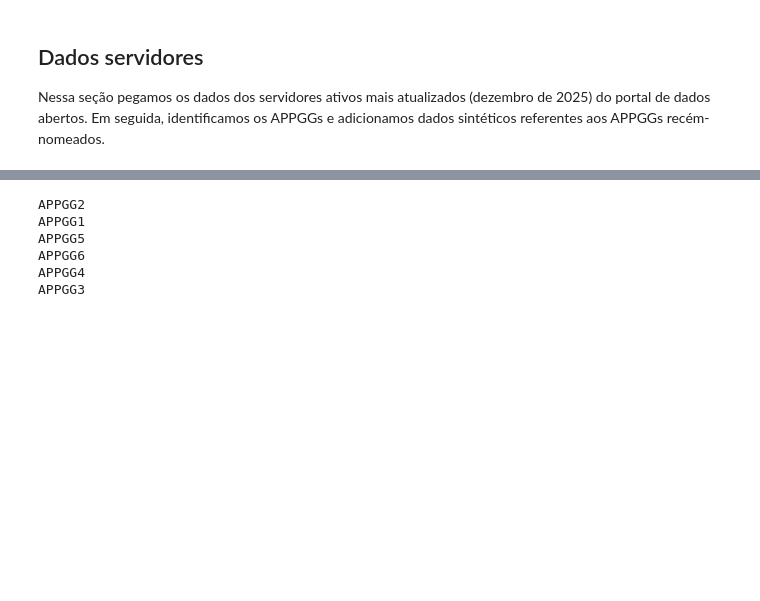
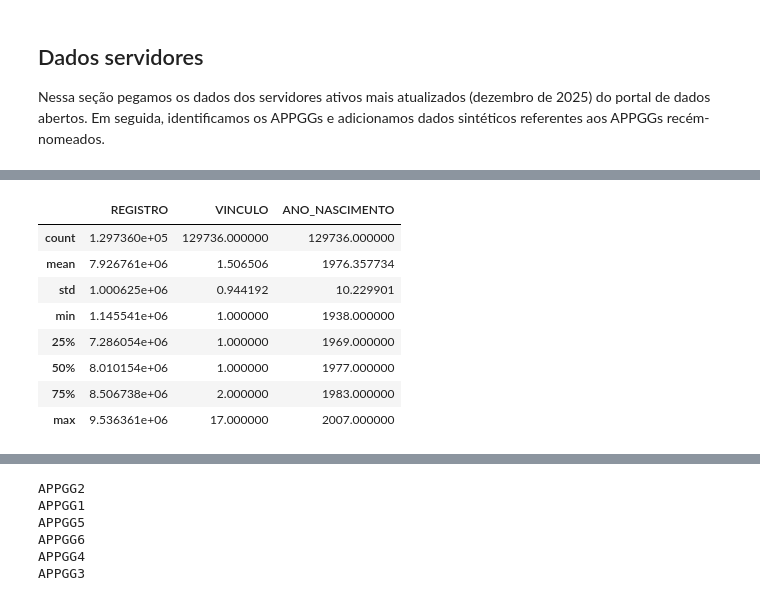
Before and after one commit to h-pgy/estimativa_reajuste_appgg, a Jupyter notebook: calculo_impacto_reajuste.ipynb, the cells around one changed output, grey strips where cells are left out. Drawn from its saved outputs; the diff is of its cells as text; code cells hidden in the pictures; blank space fills up the shorter version.

```diff
--- a/calculo_impacto_reajuste.ipynb
+++ b/calculo_impacto_reajuste.ipynb
@@ -60,3 +82,15 @@ df = pd.read_csv(file_dados, encoding='latin1', sep=';')
+# %%
+df.describe()
+# %% [output]
+|  | REGISTRO | VINCULO | ANO_NASCIMENTO |
+| count | 1.297360e+05 | 129736.000000 | 129736.000000 |
+| mean | 7.926761e+06 | 1.506506 | 1976.357734 |
+| std | 1.000625e+06 | 0.944192 | 10.229901 |
+| min | 1.145541e+06 | 1.000000 | 1938.000000 |
+| 25% | 7.286054e+06 | 1.000000 | 1969.000000 |
+| 50% | 8.010154e+06 | 1.000000 | 1977.000000 |
+| 75% | 8.506738e+06 | 2.000000 | 1983.000000 |
+| max | 9.536361e+06 | 17.000000 | 2007.000000 |
 # %%
 df.head()
 # %% [output]
```
Also changed, not shown: parts of 2 cells of this notebook, 3 other files.
